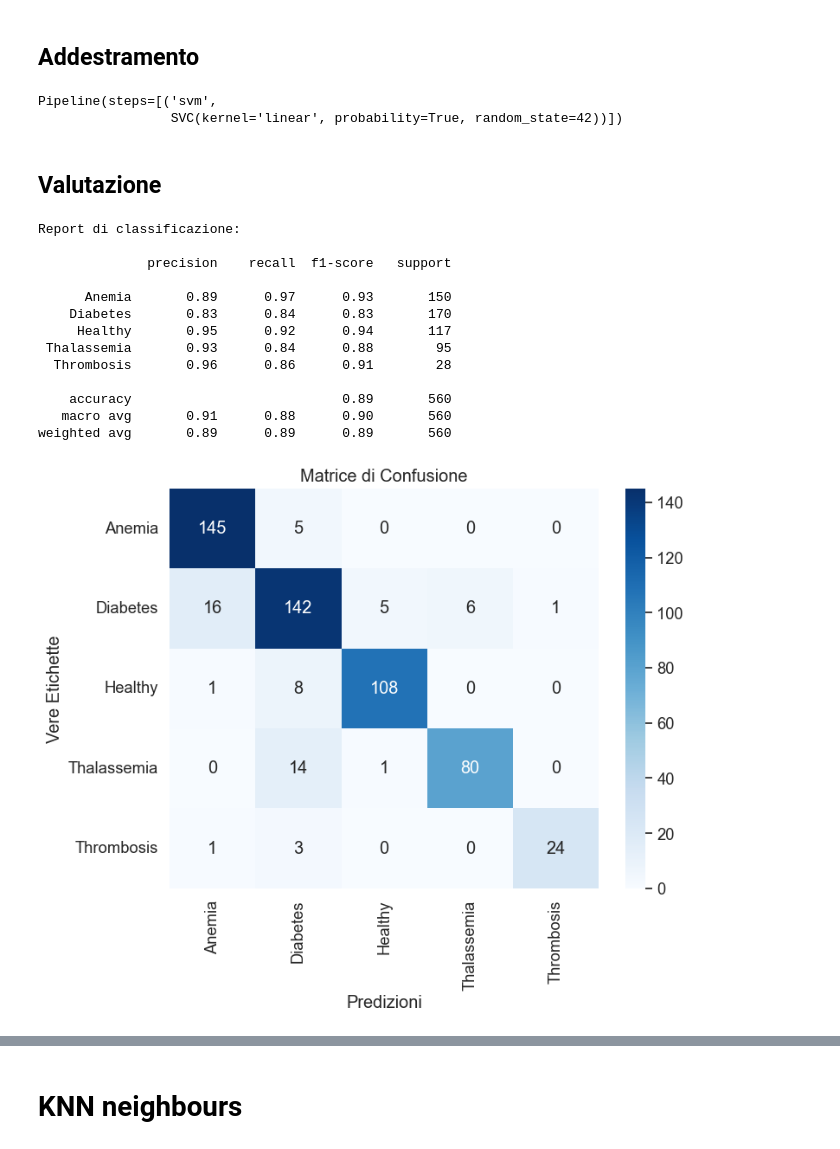
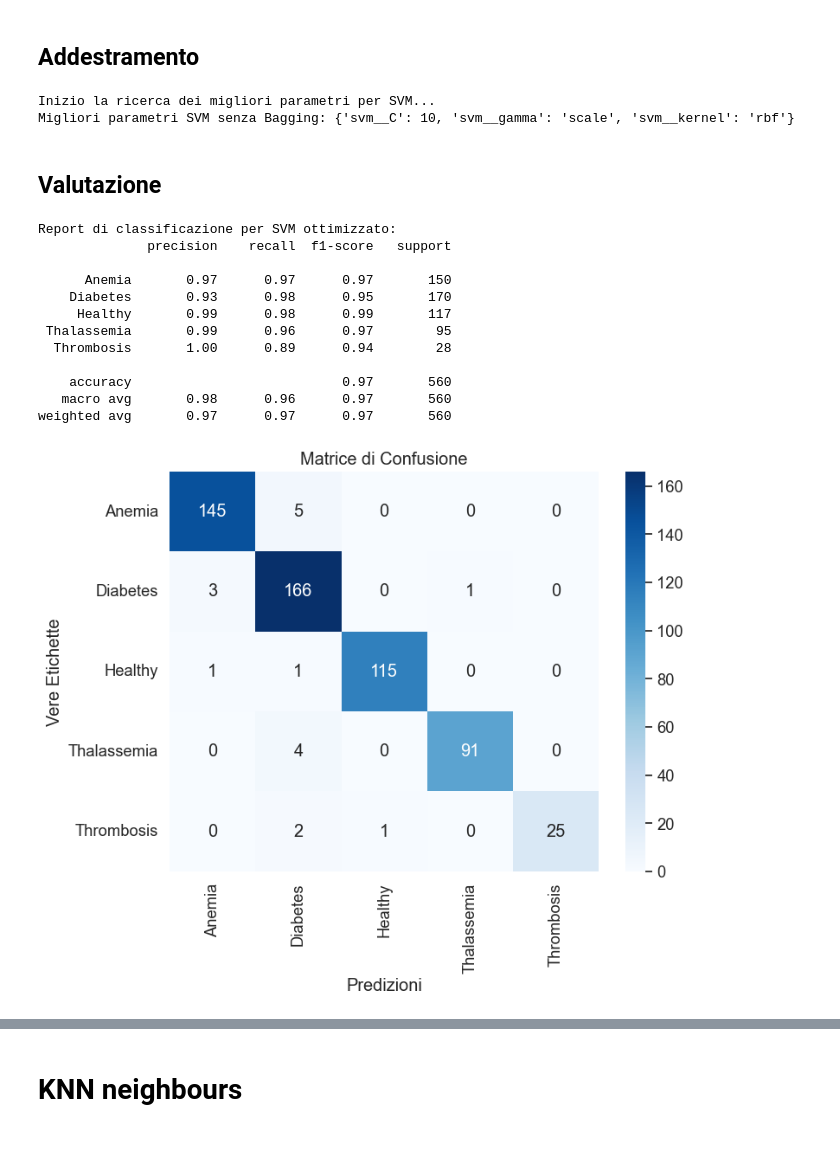
Before and after one commit to mariasuarezq/Multi_Agent_Model_for_Disease_Diagnosis_and_Classification, a Jupyter notebook: src/models_training/disease_classification/disease_classification.ipynb, the cells around one changed output, grey strips where cells are left out. Drawn from its saved outputs; the diff is of its cells as text; code cells hidden in the pictures.

Commit message:
continuing with disease_classification model

```diff
--- a/src/models_training/disease_classification/disease_classification.ipynb
+++ b/src/models_training/disease_classification/disease_classification.ipynb
@@ -213,51 +212,64 @@ Siccome i valori hanno massimo 1 (solo in un caso 0.99) e minimo 0, normalizzare
 # SVM
 # %% [markdown]
 ## Addestramento
-# %%
-# Pipeline con standardizzazione delle variabili numeriche e modello SVM
-svm_pipeline = Pipeline([
-    ('svm', SVC(kernel='linear', probability=True, random_state=seed))  # Modello SVM con kernel lineare
-])
-
-# Addestramento del modello
-svm_pipeline.fit(X_train, y_train)
-# %% [output]
-Pipeline(steps=[('svm',
-                 SVC(kernel='linear', probability=True, random_state=42))])
+# %%
+# Definizione dei parametri per il GridSearch
+svm_params = {
+    'svm__kernel': ['linear', 'rbf', 'poly', 'sigmoid'],
+    'svm__C': [0.1, 1, 10, 100],
+    'svm__gamma': ['scale', 'auto'],
+}
+
+# Pipeline per il modello SVM
+svm_pipeline = Pipeline([
+    ('svm', SVC(probability=True, random_state=seed, class_weight='balanced'))
+])
+
+# Grid Search per ottimizzare i parametri
+svm_grid_search = GridSearchCV(
+    svm_pipeline, svm_params, cv=3, scoring='accuracy', n_jobs=-1
+)
+
+print("Inizio la ricerca dei migliori parametri per SVM...")
+svm_grid_search.fit(X_train, y_train)
+
+# Miglior modello senza Bagging
+best_svm = svm_grid_search.best_estimator_
+print(f"Migliori parametri SVM senza Bagging: {svm_grid_search.best_params_}")
+# %% [output]
+Inizio la ricerca dei migliori parametri per SVM...
+Migliori parametri SVM senza Bagging: {'svm__C': 10, 'svm__gamma': 'scale', 'svm__kernel': 'rbf'}
 # %% [markdown]
 ## Valutazione
 # %%
-# Predizioni sul set di test
-y_pred = svm_pipeline.predict(X_test)
-
-# Report di classificazione
-print("\nReport di classificazione:\n")
-print(classification_report(y_test, y_pred))
+# Valutazione del modello ottimizzato senza Bagging
+y_pred_best_svm = best_svm.predict(X_test)
+print("\nReport di classificazione per SVM ottimizzato:")
+print(classification_report(y_test, y_pred_best_svm))
 # %% [output]
-Report di classificazione:
-
+Report di classificazione per SVM ottimizzato:
               precision    recall  f1-score   support
 
-      Anemia       0.89      0.97      0.93       150
-    Diabetes       0.83      0.84      0.83       170
-     Healthy       0.95      0.92      0.94       117
- Thalassemia       0.93      0.84      0.88        95
-  Thrombosis       0.96      0.86      0.91        28
+      Anemia       0.97      0.97      0.97       150
+    Diabetes       0.93      0.98      0.95       170
+     Healthy       0.99      0.98      0.99       117
+ Thalassemia       0.99      0.96      0.97        95
+  Thrombosis       1.00      0.89      0.94        28
 
-    accuracy                           0.89       560
-   macro avg       0.91      0.88      0.90       560
-weighted avg       0.89      0.89      0.89       560
+    accuracy                           0.97       560
+   macro avg       0.98      0.96      0.97       560
+weighted avg       0.97      0.97      0.97       560
 # %%
 # Matrice di confusione
-cm = confusion_matrix(y_test, y_pred)
+cm = confusion_matrix(y_test, y_pred_best_svm)
 class_names = encoder.categories_[0]
 
 # Visualizzare la matrice di confusione usando heatmap
 plt.figure(figsize=(8, 6))
 sns.heatmap(cm, annot=True, fmt='g', cmap='Blues', xticklabels=class_names, yticklabels=class_names)
 plt.xlabel('Predizioni')
 plt.ylabel('Vere Etichette')
 plt.title('Matrice di Confusione')
 plt.show()
 # %% [output]
-[figure, old version]
+[figure, new version]
```
Also changed, not shown: parts of 17 cells of this notebook.
